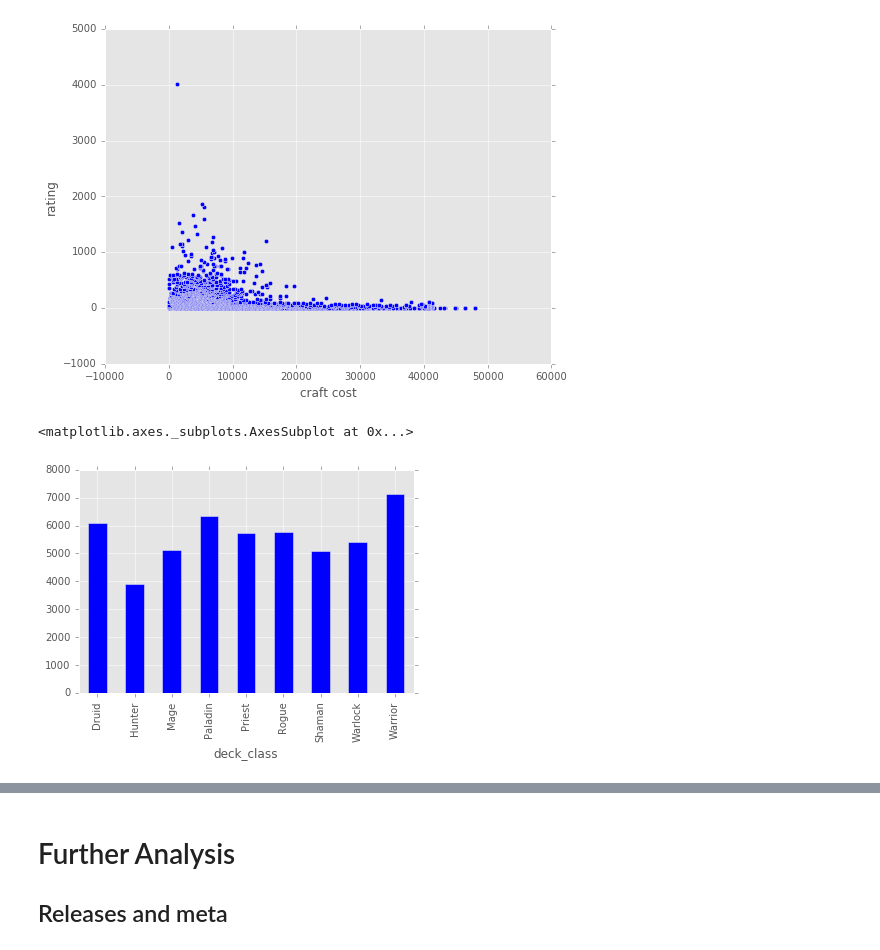
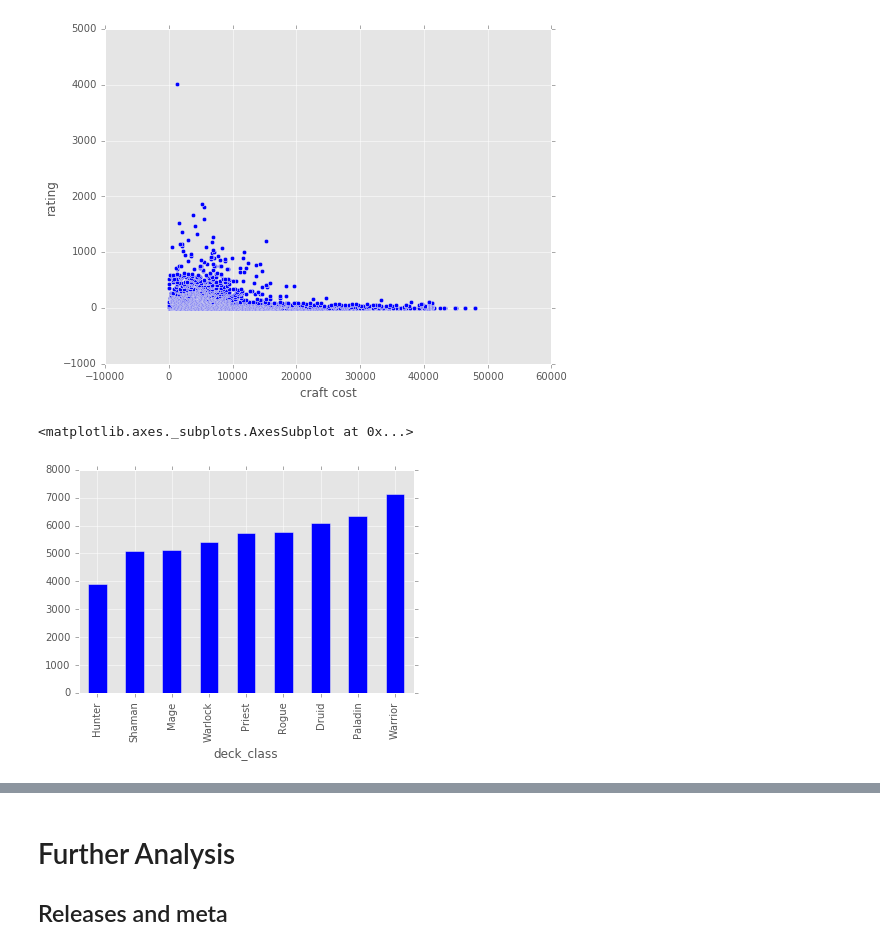
Before and after one commit to dawei95130/hearthstone, a Jupyter notebook: hearthstone.ipynb, the cells around one changed output, grey strips where cells are left out. Saved outputs shown, nothing was run; the diff lists cells and outputs as text; code cells hidden in the pictures.

```diff
--- a/hearthstone.ipynb
+++ b/hearthstone.ipynb
@@ -80,7 +80,8 @@ plt.show()
 [figure]
 # %%
 c = data_df.craft_cost.groupby(data_df.deck_class).mean()
+c.sort_values(inplace=True)
 c.plot(kind = 'bar')
 # %% [output]
 <matplotlib.axes._subplots.AxesSubplot at 0x...>
-[figure, old version]
+[figure, new version]
```
Also changed, not shown: parts of 11 cells of this notebook, 2 other files.
